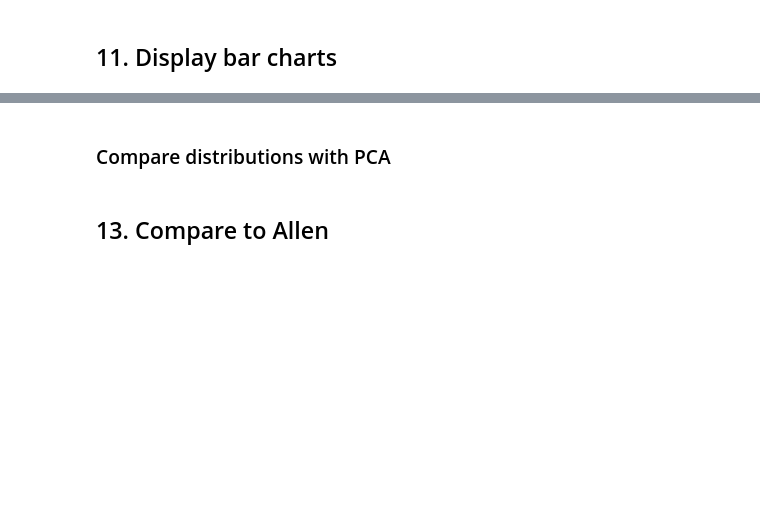
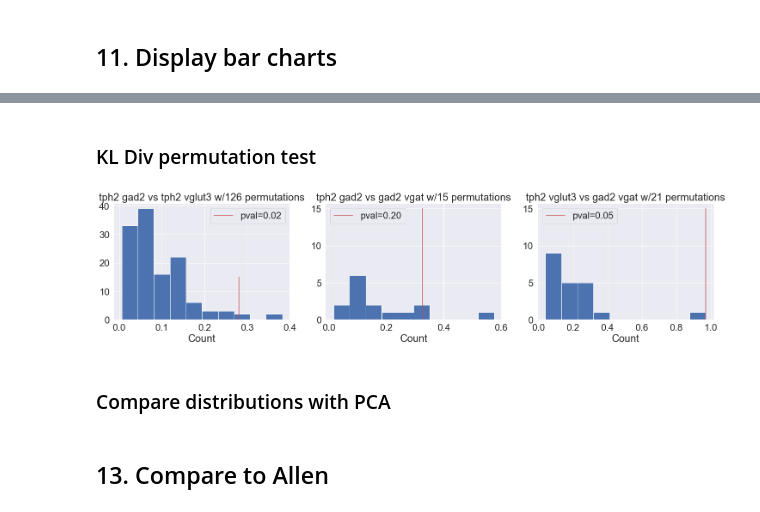
Before and after one commit to neurodata/brainlit, a Jupyter notebook: experiments/BrainLine/axon_analysis.ipynb, the cells around one changed output, grey strips where cells are left out. Drawn from its saved outputs; the diff is of its cells as text; code cells hidden in the pictures; blank space fills up the shorter version.

```diff
--- a/experiments/BrainLine/axon_analysis.ipynb
+++ b/experiments/BrainLine/axon_analysis.ipynb
@@ -606,3 +632,83 @@ Cerebellar nuclei_tph2 vglut3 (n=5) vs. Cerebellar nuclei_gad2 vgat (n=2): Mann-
+# %% [markdown]
+### KL Div permutation test
+# %%
+def get_dist(brain_id, regions, sd):
+    bkey = f"{brain_id} axon"
+    total = ad.region_graph.nodes[997][bkey]
+    dist = []
+    for region in regions:
+        dist.append(ad.region_graph.nodes[region][bkey])
+    dist.append(total - np.sum(dist))
+
+    return np.divide(dist,total)
+# %%
+fig, axs = plt.subplots(1,3)
+
+for i, (stype1, stype2) in enumerate(zip(["tph2 gad2", "tph2 gad2", "tph2 vglut3"], ["tph2 vglut3", "gad2 vgat", "gad2 vgat"])):
+    ax =axs[i]
+    brain_ids_stypes = []
+    sz = 0
+    dists = []
+
+    for brain in brain_ids:
+        if ad.brain2paths[brain]["subtype"] == stype1:
+            dist = get_dist(brain, regions, ad)
+            dists.append(dist)
+            brain_ids_stypes.append(brain)
+            sz += 1
+    av_dist1 = np.mean(np.array(dists),axis=0)
+
+    dists = []
+    for brain in brain_ids:
+        if ad.brain2paths[brain]["subtype"] == stype2:
+            dist = get_dist(brain, regions, ad)
+            dists.append(dist)
+            brain_ids_stypes.append(brain)
+    av_dist2 = np.mean(np.array(dists),axis=0)
+
+
+    kl_div_true = np.sum(rel_entr(av_dist1, av_dist2)) + np.sum(rel_entr(av_dist2, av_dist1))
+    if not np.isfinite(kl_div_true) or kl_div_true < 0:
+        print(av_dist1)
+        print(av_dist2)
+    kl_divs = []
+
+    for combo in tqdm(combinations(brain_ids_stypes, sz)):
+        dists = []
+        for brain in combo:
+            dist = get_dist(brain, regions, ad)
+            dists.append(dist)
+        av_dist1 = np.mean(np.array(dists),axis=0)
+
+        dists = []
+        for brain in brain_ids:
+            if brain not in combo:
+                if ad.brain2paths[brain]["subtype"] == stype1 or ad.brain2paths[brain]["subtype"] == stype2:
+                    dist = get_dist(brain, regions, ad)
+                    dists.append(dist)
+        av_dist2 = np.mean(np.array(dists),axis=0)
+
+
+
+        kl_div_c = np.sum(rel_entr(av_dist1, av_dist2)) + np.sum(rel_entr(av_dist2, av_dist1))
+
+        if not np.isfinite(kl_div_c) or kl_div_c < 0:
+            print(av_dist1)
+            print(av_dist2)
+        kl_divs.append(kl_div_c)
+
+
+    p = np.sum(kl_divs >= kl_div_true)/len(kl_divs)
+    ax.hist(kl_divs)
+    ax.plot([kl_div_true,kl_div_true], [0,15], c='r', label=f"pval={p:.2f}")
+    ax.set_title(f"{stype1} vs {stype2} w/{len(kl_divs)} permutations")
+    ax.set_xlabel("Symmetric KL Divergence")
+    ax.set_xlabel("Count")
+    ax.legend()
+fig.set_figheight(5)
+fig.set_figwidth(25)
+# %% [output]
+[figure, added]
 # %% [markdown]
 ### Compare distributions with PCA
 # %%
```
Also changed, not shown: parts of 9 cells of this notebook, 1 other file.
